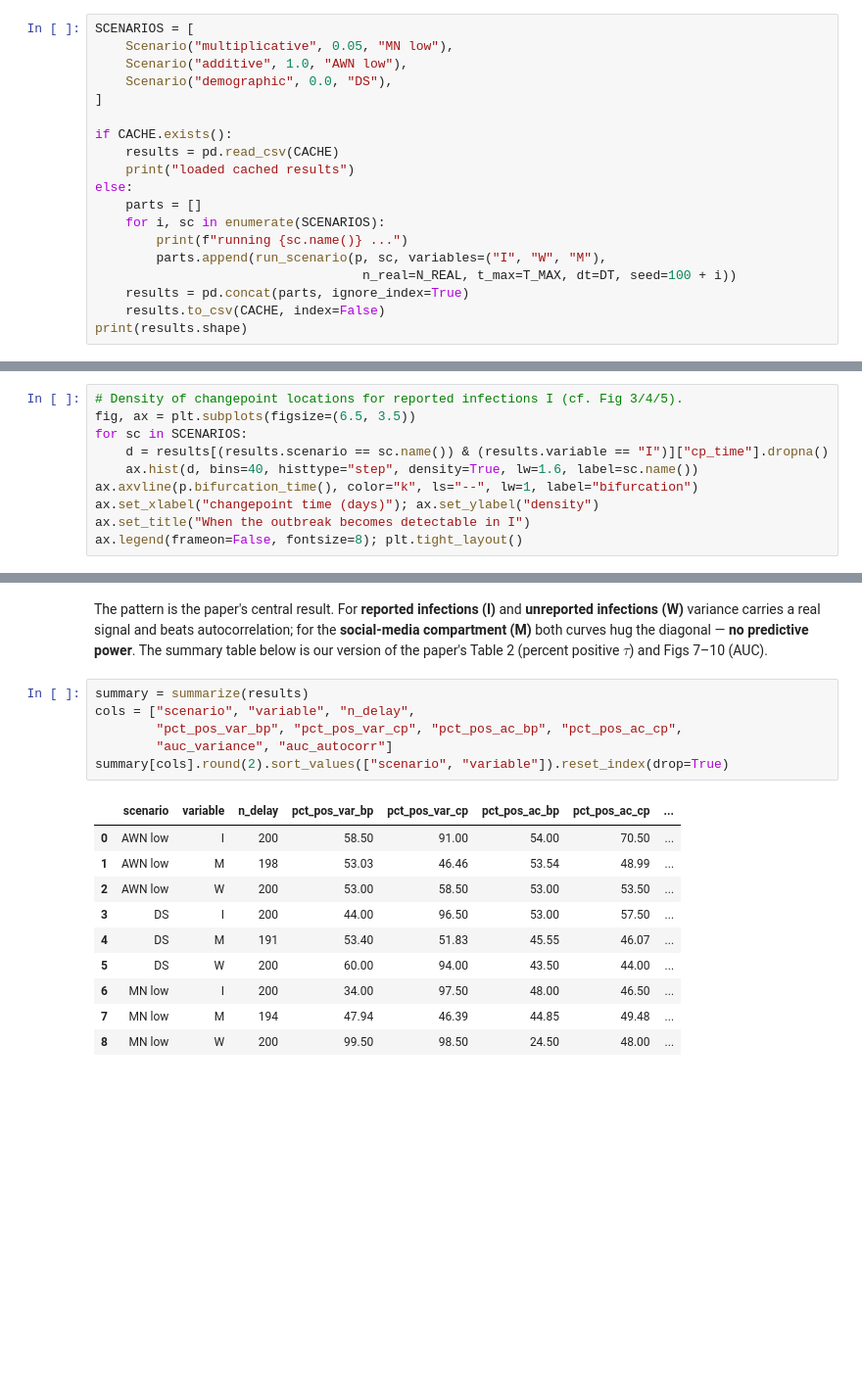
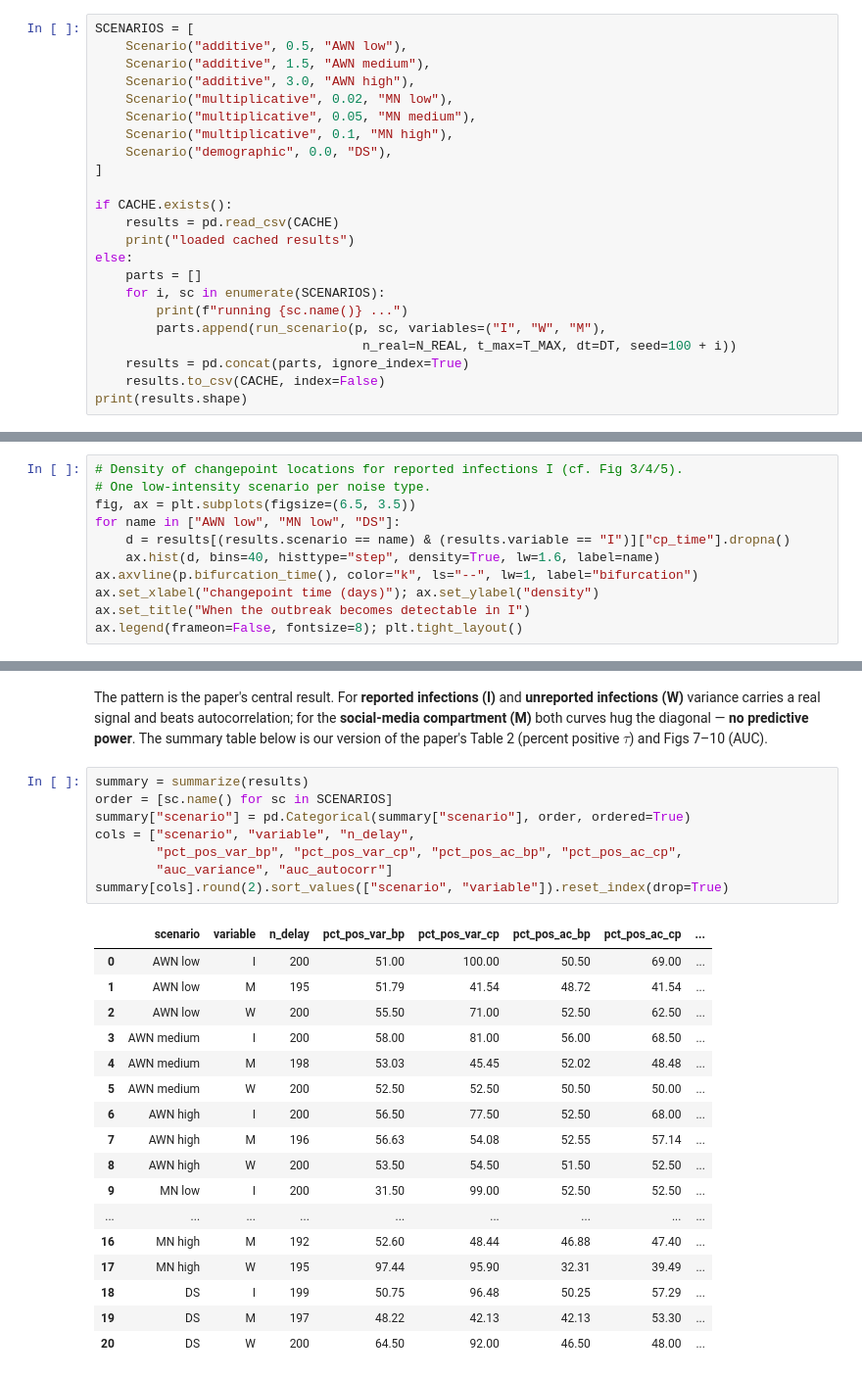
Before and after one commit to aflaxman/ai_assisted_research, a Jupyter notebook: ews_social_media_replication/replicate_ews.ipynb, the cells around one changed output, grey strips where cells are left out. Shown at 98% size. Saved outputs shown, nothing was run; the diff lists cells and outputs as text; blank space fills up the shorter version.

```diff
--- a/ews_social_media_replication/replicate_ews.ipynb
+++ b/ews_social_media_replication/replicate_ews.ipynb
@@ -123,8 +131,12 @@ changepoint **after** the bifurcation is a **delay**; **before** it, an
 results (changepoint time, delay, and the EWS trends we use later).
 # %%
 SCENARIOS = [
-    Scenario("multiplicative", 0.05, "MN low"),
-    Scenario("additive", 1.0, "AWN low"),
+    Scenario("additive", 0.5, "AWN low"),
+    Scenario("additive", 1.5, "AWN medium"),
+    Scenario("additive", 3.0, "AWN high"),
+    Scenario("multiplicative", 0.02, "MN low"),
+    Scenario("multiplicative", 0.05, "MN medium"),
+    Scenario("multiplicative", 0.1, "MN high"),
     Scenario("demographic", 0.0, "DS"),
 ]
 
@@ -161,9 +175,10 @@ Percent of realizations showing a DELAY (changepoint after bifurcation):
 # %%
 # Density of changepoint locations for reported infections I (cf. Fig 3/4/5).
+# One low-intensity scenario per noise type.
 fig, ax = plt.subplots(figsize=(6.5, 3.5))
-for sc in SCENARIOS:
-    d = results[(results.scenario == sc.name()) & (results.variable == "I")]["cp_time"].dropna()
-    ax.hist(d, bins=40, histtype="step", density=True, lw=1.6, label=sc.name())
+for name in ["AWN low", "MN low", "DS"]:
+    d = results[(results.scenario == name) & (results.variable == "I")]["cp_time"].dropna()
+    ax.hist(d, bins=40, histtype="step", density=True, lw=1.6, label=name)
 ax.axvline(p.bifurcation_time(), color="k", ls="--", lw=1, label="bifurcation")
 ax.set_xlabel("changepoint time (days)"); ax.set_ylabel("density")
 ax.set_title("When the outbreak becomes detectable in I")
@@ -221,21 +236,30 @@ diagonal — **no predictive power**. The summary table below is our version of
 the paper's Table 2 (percent positive $\tau$) and Figs 7–10 (AUC).
 # %%
 summary = summarize(results)
+order = [sc.name() for sc in SCENARIOS]
+summary["scenario"] = pd.Categorical(summary["scenario"], order, ordered=True)
 cols = ["scenario", "variable", "n_delay",
         "pct_pos_var_bp", "pct_pos_var_cp", "pct_pos_ac_bp", "pct_pos_ac_cp",
         "auc_variance", "auc_autocorr"]
 summary[cols].round(2).sort_values(["scenario", "variable"]).reset_index(drop=True)
 # %% [output]
 |  | scenario | variable | n_delay | pct_pos_var_bp | pct_pos_var_cp | pct_pos_ac_bp | pct_pos_ac_cp | ... |
-| 0 | AWN low | I | 200 | 58.50 | 91.00 | 54.00 | 70.50 | ... |
-| 1 | AWN low | M | 198 | 53.03 | 46.46 | 53.54 | 48.99 | ... |
-| 2 | AWN low | W | 200 | 53.00 | 58.50 | 53.00 | 53.50 | ... |
-| 3 | DS | I | 200 | 44.00 | 96.50 | 53.00 | 57.50 | ... |
-| 4 | DS | M | 191 | 53.40 | 51.83 | 45.55 | 46.07 | ... |
-| 5 | DS | W | 200 | 60.00 | 94.00 | 43.50 | 44.00 | ... |
-| 6 | MN low | I | 200 | 34.00 | 97.50 | 48.00 | 46.50 | ... |
-| 7 | MN low | M | 194 | 47.94 | 46.39 | 44.85 | 49.48 | ... |
-| 8 | MN low | W | 200 | 99.50 | 98.50 | 24.50 | 48.00 | ... |
+| 0 | AWN low | I | 200 | 51.00 | 100.00 | 50.50 | 69.00 | ... |
+| 1 | AWN low | M | 195 | 51.79 | 41.54 | 48.72 | 41.54 | ... |
+| 2 | AWN low | W | 200 | 55.50 | 71.00 | 52.50 | 62.50 | ... |
+| 3 | AWN medium | I | 200 | 58.00 | 81.00 | 56.00 | 68.50 | ... |
+| 4 | AWN medium | M | 198 | 53.03 | 45.45 | 52.02 | 48.48 | ... |
+| 5 | AWN medium | W | 200 | 52.50 | 52.50 | 50.50 | 50.00 | ... |
+| 6 | AWN high | I | 200 | 56.50 | 77.50 | 52.50 | 68.00 | ... |
+| 7 | AWN high | M | 196 | 56.63 | 54.08 | 52.55 | 57.14 | ... |
+| 8 | AWN high | W | 200 | 53.50 | 54.50 | 51.50 | 52.50 | ... |
+| 9 | MN low | I | 200 | 31.50 | 99.00 | 52.50 | 52.50 | ... |
+| ... | ... | ... | ... | ... | ... | ... | ... | ... |
+| 16 | MN high | M | 192 | 52.60 | 48.44 | 46.88 | 47.40 | ... |
+| 17 | MN high | W | 195 | 97.44 | 95.90 | 32.31 | 39.49 | ... |
+| 18 | DS | I | 199 | 50.75 | 96.48 | 50.25 | 57.29 | ... |
+| 19 | DS | M | 197 | 48.22 | 42.13 | 42.13 | 53.30 | ... |
+| 20 | DS | W | 200 | 64.50 | 92.00 | 46.50 | 48.00 | ... |
 # %% [markdown]
 ## 6. What it means, and how it fits the literature
 
```
Also changed, not shown: parts of 9 cells of this notebook, 4 other files.
